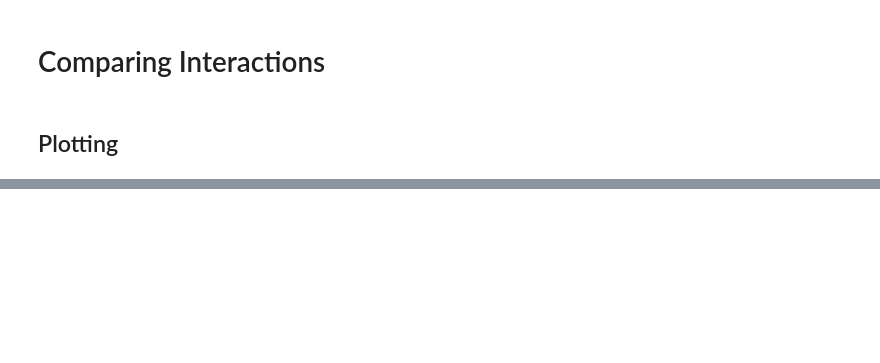
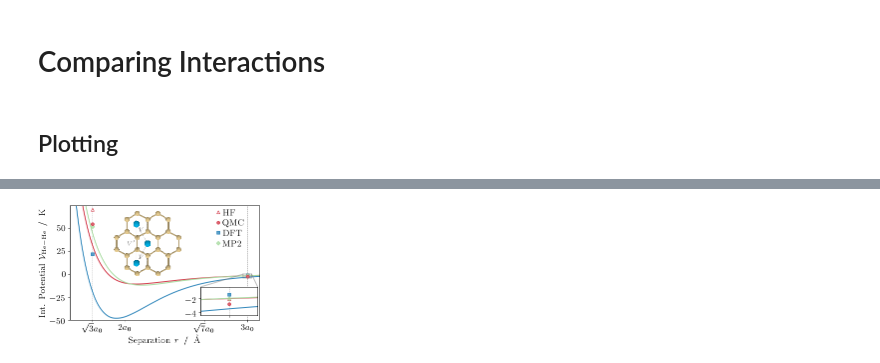
Before and after one commit to DelMaestroGroup/papers-code-BoseHubbardModelHeAdsorptionGraphene, a Jupyter notebook: src/he_graphene_V.ipynb, the cells around one changed output, grey strips where cells are left out. Saved outputs shown, nothing was run; the diff lists cells and outputs as text; code cells hidden in the pictures; blank space fills up the shorter version.

Commit message:
Updated all plotting notebooks to reflect new axis style.
Changed the unit style on the axis to include brackets surrounding
units.

```diff
--- a/src/he_graphene_V.ipynb
+++ b/src/he_graphene_V.ipynb
@@ -37,7 +43,7 @@ V_G_MP2 = He_Graphene_dat[:len(z_MP2),11]
 
 # generate the QMC He-He interaction data
 import heprops
-QMC_r = np.linspace(2,4,1000)
+QMC_r = np.linspace(2,5,1000)
 szalewicz_V = heprops.potential.szalewicz_2012(QMC_r)
 # %%
 z_MP2_no_repeat = np.concatenate((z_MP2[0:4] , z_MP2[6:11], z_MP2[12:18], z_MP2[20:]))
@@ -118,0 +129,9 @@ plt.savefig('../plots/He_Graphene_Potential.png',transparent=True, dpi=300)
+# %%
+from scipy import interpolate
+func_V_He_MP2_interp = interpolate.interp1d(r_MP2, V_He_MP2, kind='cubic')
+r_MP2_interp = np.linspace(np.min(r_MP2),np.max(r_MP2),1000)
+V_He_MP2_interp = func_V_He_MP2_interp(r_MP2_interp)
+
+func_He_He_V_DFT = interpolate.interp1d(DFT_r, He_He_V_DFT,kind='cubic')
+DFT_r_interp = np.linspace(np.min(DFT_r),np.max(DFT_r),1000)
+He_He_V_DFT_interp = func_He_He_V_DFT(DFT_r_interp)
@@ -118,0 +164,70 @@ plt.savefig('../plots/He_Graphene_Potential.png',transparent=True, dpi=300)
+# %%
+from mpl_toolkits.axes_grid1.inset_locator import inset_axes
+
+fig, ax = plt.subplots(1, 1)
+
+ax.plot(QMC_r, szalewicz_V, color = colors[0], lw=1)
+ax.plot(DFT_r_interp, He_He_V_DFT_interp, color = colors[2], lw=1)
+ax.plot(r_MP2_interp, V_He_MP2_interp, color = colors[1], lw=1)
+ax.set_xlim(2.2, 3.1*aₒ)
+ax.set_ylim(-50,74)
+ax.set_xlabel('Separation' + r'$\,\,\alabel{r}{\angstrom}$')
+ax.set_ylabel('Int. Potential' + r'$\,\,\alabel{\mathcal{V}_{\rm He-He}}{\kelvin}$')
+
+
+## Plot the raw data as points
+for method in methods:
+    for i in range(2):
+        ax.plot(rvals[i],results[method][i],**props[method])
+
+
+handles, labels = ax.get_legend_handles_labels()
+
+
+axins1 = ax.inset_axes([.69, .04, .3, .25])
+
+axins1.plot(QMC_r, szalewicz_V, color = colors[0], lw=1)
+axins1.plot(DFT_r_interp, He_He_V_DFT_interp, color = colors[2], lw=1)
+axins1.plot(r_MP2_interp, V_He_MP2_interp, color = colors[1], lw=1)
+
+for method in methods:
+    axins1.plot(rvals[1],results[method][1],**props[method])
+
+rmin,rmax = 3*aₒ-0.05,3*aₒ+0.05
+axins1.set_xlim(rmin, rmax)
+axins1.set_ylim(-4.5,-0.25)
+
+axins1.set_xticklabels('')
+#axins1.set_yticklabels('')
+
+
+rec = ax.indicate_inset_zoom(axins1)
+
+ticks = [np.sqrt(3)*aₒ, 2*aₒ, np.sqrt(7)*aₒ, 3*aₒ]
+tick_labels = [r'$\sqrt{3}a_0$', r'$2a_0$',r'$\sqrt{7}a_0$',r'$3a_0$']
+plt.xticks(ticks,tick_labels)
+ax.axvline(x=np.sqrt(3)*aₒ,ls='--', color='grey', lw=0.4, zorder=-10)
+ax.axvline(x=3*aₒ,ls='--', color='grey', lw=0.4, zorder=-10)
+axins1.axvline(x=3*aₒ,ls='--', color='grey', lw=0.4, zorder=-10)
+
+axins1.set_xticks([3*aₒ])
+
+plt.legend(handles[::2],labels[::2], loc=(0.76,0.6))
+
+im = plt.imread('../plots/V_Vp_He_graphene.png',format='png')
+newax = fig.add_axes([0.2, 0.4, 0.48, 0.48/factor])
+newax.imshow(im,interpolation='none')
+newax.axis('off')
+
+ax.annotate(r'$V^\prime$', xy=(2.96,35.5),xytext=(2.96, 35.5), color='grey',
+                            xycoords='data', ha='right', va='top',fontsize=6)
+
+ax.annotate(r'$V$',xy=(3.05, 20.5), color='grey', zorder=20,
+                            xycoords='data', ha='right', va='top',fontsize=6)
+ax.annotate(r'$V$',xy=(3.05, 50.5), color='grey', zorder=20,
+                            xycoords='data', ha='right', va='top',fontsize=6)
+
+plt.savefig('../plots/He_Graphene_Potential_data.pdf',transparent=True)
+#plt.savefig('../plots/He_Graphene_Potential.png',transparent=True, dpi=300)
+# %% [output]
+[figure, added]
```
Also changed, not shown: parts of 7 cells of this notebook, 29 other files.
